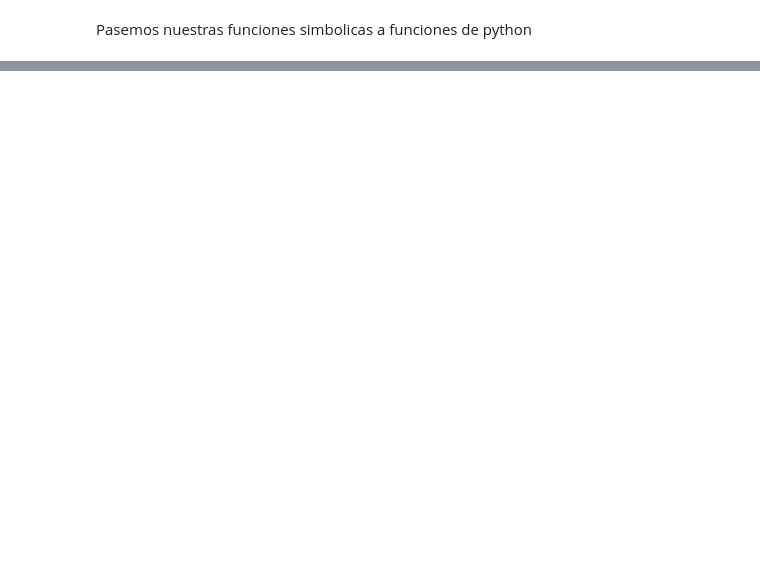
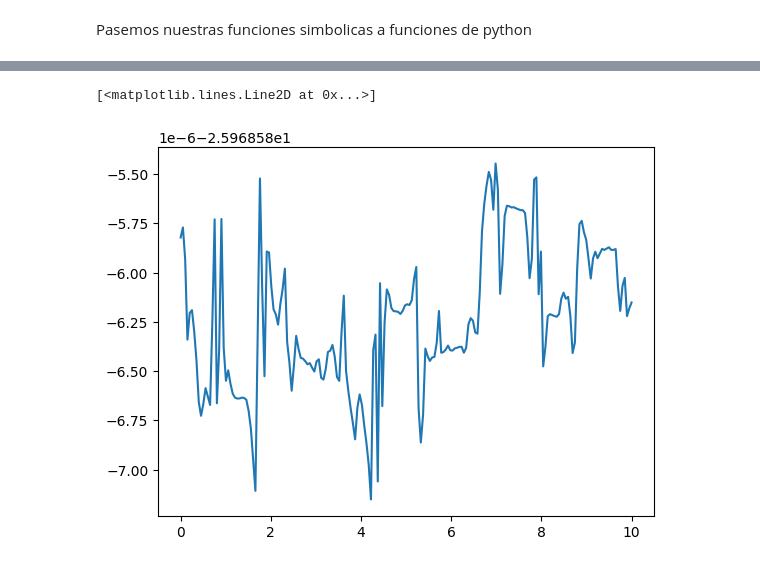
Before and after one commit to andromedalactea/celestial_mechanics, a Jupyter notebook: scripts/Homeworks/MC_Tarea5y6_PenduloDoble.ipynb, the cells around one changed output, grey strips where cells are left out. Cells and saved outputs as stored; diff of their text form; code cells hidden in the pictures; blank space fills up the shorter version.

```diff
--- a/scripts/Homeworks/MC_Tarea5y6_PenduloDoble.ipynb
+++ b/scripts/Homeworks/MC_Tarea5y6_PenduloDoble.ipynb
@@ -1008,0 +954,5 @@ plt.show()
+# %%
+Pendulo_doble_Jacobi_Function_w = simplify(Pendulo_doble_Jacobi_Function.subs(
+    {Derivative(theta1, t): w1,
+    Derivative(theta2, t): w2}))
+Pendulo_doble_Jacobi_Function_w
@@ -1008,0 +963,13 @@ plt.show()
+# %%
+# Regresando a su valor simbolico a los parámetros del sistema
+L1, L2, m1, m2, g = symbols('L1 L2 m1 m2 g')
+
+Pendulo_doble_Jacobi_Function_p = lambdify((theta1,theta2,  w1, w2,   g, m1, m2, L1, L2), Pendulo_doble_Jacobi_Function_w.rhs)
+# %%
+# Estableciendo númericamente los parámetros
+L1, L2, m1, m2, g = L1p, L2p, m1p, m2p, gp
+# %%
+values_jacobi_function = Pendulo_doble_Jacobi_Function_p(
+   solution[:, 0], solution[:, 2], solution[:, 1],
+   solution[:, 3], g, m1, m2, L1, L2
+)
@@ -1008,0 +994,5 @@ plt.show()
+# %%
+plt.plot(t_integrate,values_jacobi_function)
+# %% [output]
+[<matplotlib.lines.Line2D at 0x...>]
+[figure, added]
```
Also changed, not shown: parts of 18 cells of this notebook.
